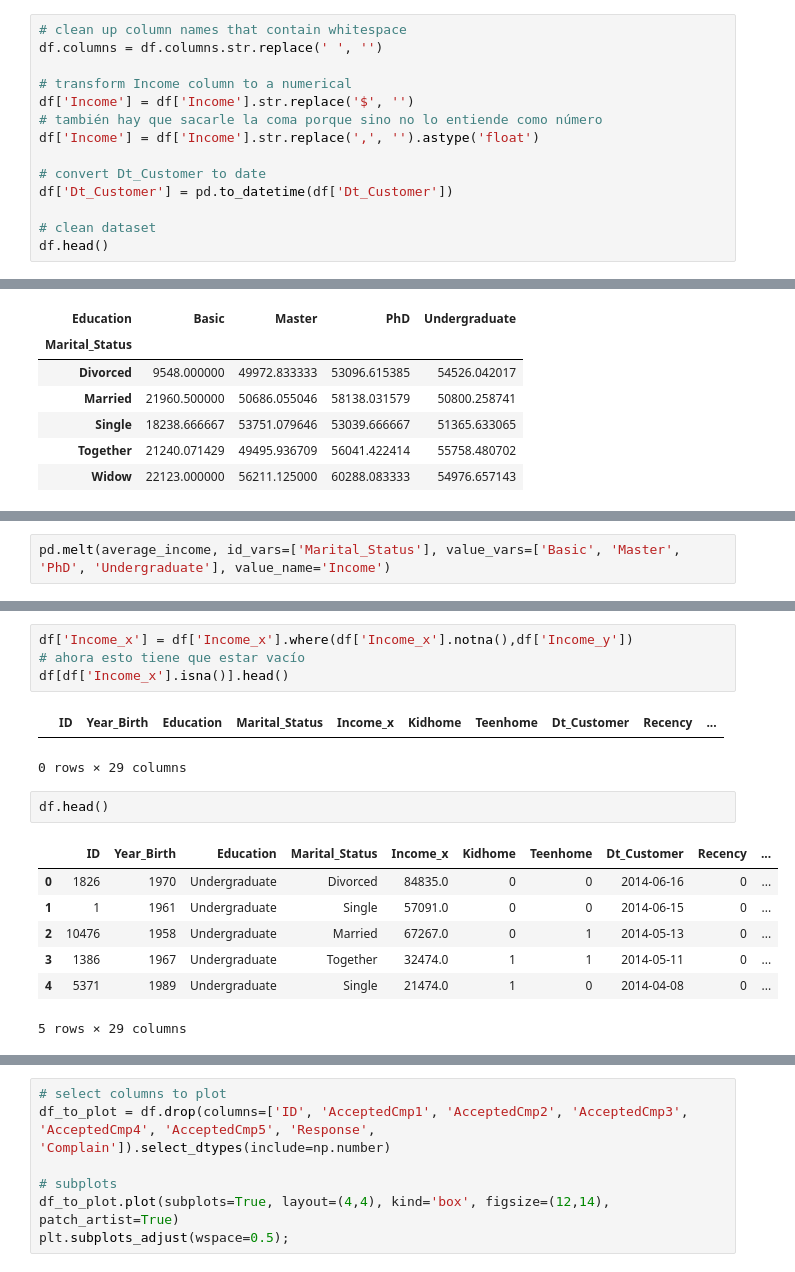
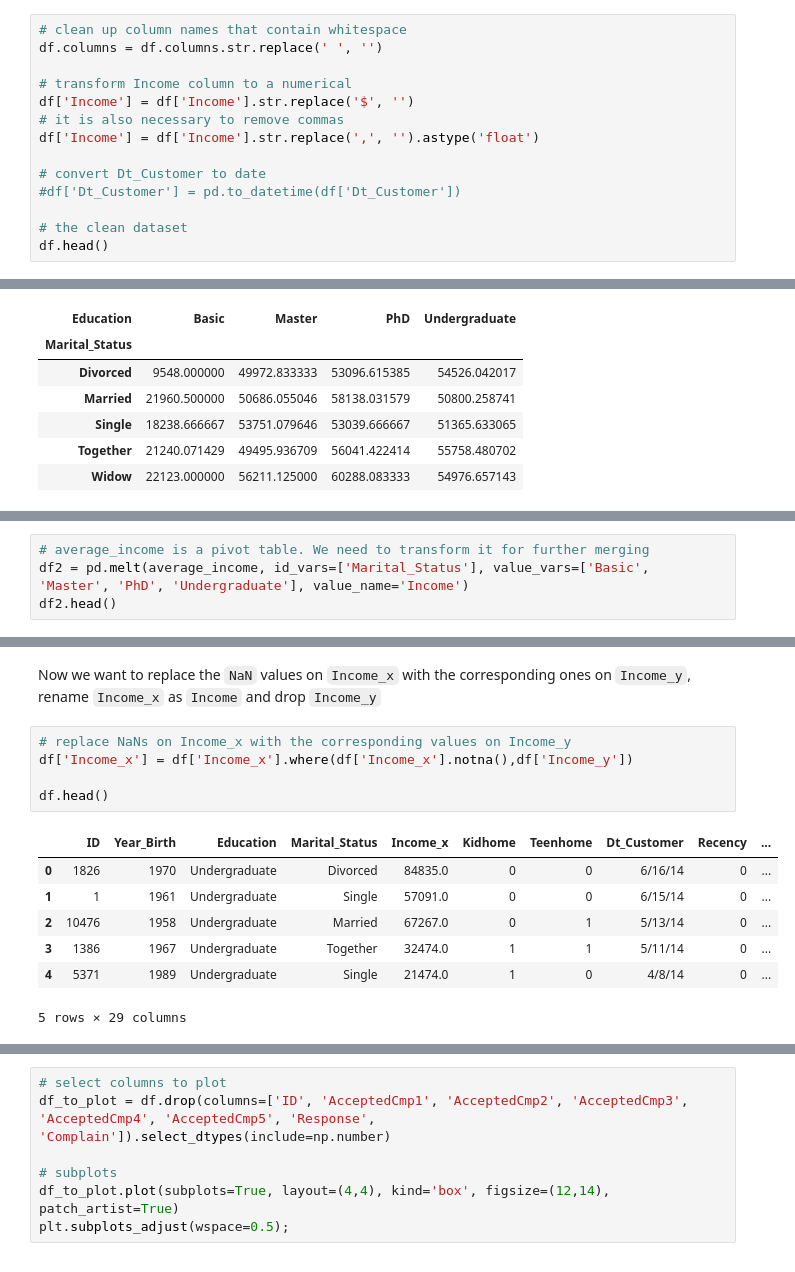
Before and after one commit to andres-troiano/Marketing-Analytics, a Jupyter notebook: Marketing Analytics Project.ipynb, the cells around one changed output, grey strips where cells are left out. Cells and saved outputs as stored; diff of their text form.

```diff
--- a/Marketing Analytics Project.ipynb
+++ b/Marketing Analytics Project.ipynb
@@ -99,13 +103,13 @@ df.columns = df.columns.str.replace(' ', '')
 
 # transform Income column to a numerical
 df['Income'] = df['Income'].str.replace('$', '')
-# también hay que sacarle la coma porque sino no lo entiende como número
+# it is also necessary to remove commas
 df['Income'] = df['Income'].str.replace(',', '').astype('float')
 
 # convert Dt_Customer to date
-df['Dt_Customer'] = pd.to_datetime(df['Dt_Customer'])
+#df['Dt_Customer'] = pd.to_datetime(df['Dt_Customer'])
 
-# clean dataset
+# the clean dataset
 df.head()
 # %% [output]
 |  | ID | Year_Birth | Education | Marital_Status | Income | Kidhome | Teenhome | Dt_Customer | Recency | ... |
@@ -290,5 +252,7 @@ average_income
 # %%
-pd.melt(average_income, id_vars=['Marital_Status'], value_vars=['Basic', 'Master', 'PhD', 'Undergraduate'], value_name='Income')
+# average_income is a pivot table. We need to transform it for further merging
+df2 = pd.melt(average_income, id_vars=['Marital_Status'], value_vars=['Basic', 'Master', 'PhD', 'Undergraduate'], value_name='Income')
+df2.head()
 # %% [output]
 |  | Marital_Status | Education | Income |
 | 0 | Divorced | Basic | 9548.000000 |
@@ -430,19 +275,17 @@ df[df['Income_x'].isna()].head()
 5 rows × 29 columns
+# %% [markdown]
+Now we want to replace the `NaN` values on `Income_x` with the corresponding ones on `Income_y`, rename `Income_x` as `Income` and drop `Income_y`
 # %%
+# replace NaNs on Income_x with the corresponding values on Income_y
 df['Income_x'] = df['Income_x'].where(df['Income_x'].notna(),df['Income_y'])
-# ahora esto tiene que estar vacío
-df[df['Income_x'].isna()].head()
+
+df.head()
 # %% [output]
 |  | ID | Year_Birth | Education | Marital_Status | Income_x | Kidhome | Teenhome | Dt_Customer | Recency | ... |
+| 0 | 1826 | 1970 | Undergraduate | Divorced | 84835.0 | 0 | 0 | 6/16/14 | 0 | ... |
+| 1 | 1 | 1961 | Undergraduate | Single | 57091.0 | 0 | 0 | 6/15/14 | 0 | ... |
+| 2 | 10476 | 1958 | Undergraduate | Married | 67267.0 | 0 | 1 | 5/13/14 | 0 | ... |
+| 3 | 1386 | 1967 | Undergraduate | Together | 32474.0 | 1 | 1 | 5/11/14 | 0 | ... |
+| 4 | 5371 | 1989 | Undergraduate | Single | 21474.0 | 1 | 0 | 4/8/14 | 0 | ... |
-0 rows × 29 columns
+5 rows × 29 columns
-# %%
-df.head()
-# %% [output]
-|  | ID | Year_Birth | Education | Marital_Status | Income_x | Kidhome | Teenhome | Dt_Customer | Recency | ... |
-| 0 | 1826 | 1970 | Undergraduate | Divorced | 84835.0 | 0 | 0 | 2014-06-16 | 0 | ... |
-| 1 | 1 | 1961 | Undergraduate | Single | 57091.0 | 0 | 0 | 2014-06-15 | 0 | ... |
-| 2 | 10476 | 1958 | Undergraduate | Married | 67267.0 | 0 | 1 | 2014-05-13 | 0 | ... |
-| 3 | 1386 | 1967 | Undergraduate | Together | 32474.0 | 1 | 1 | 2014-05-11 | 0 | ... |
-| 4 | 5371 | 1989 | Undergraduate | Single | 21474.0 | 1 | 0 | 2014-04-08 | 0 | ... |
-5 rows × 29 columns
 # %%
```
Also changed, not shown: parts of 66 cells of this notebook.
